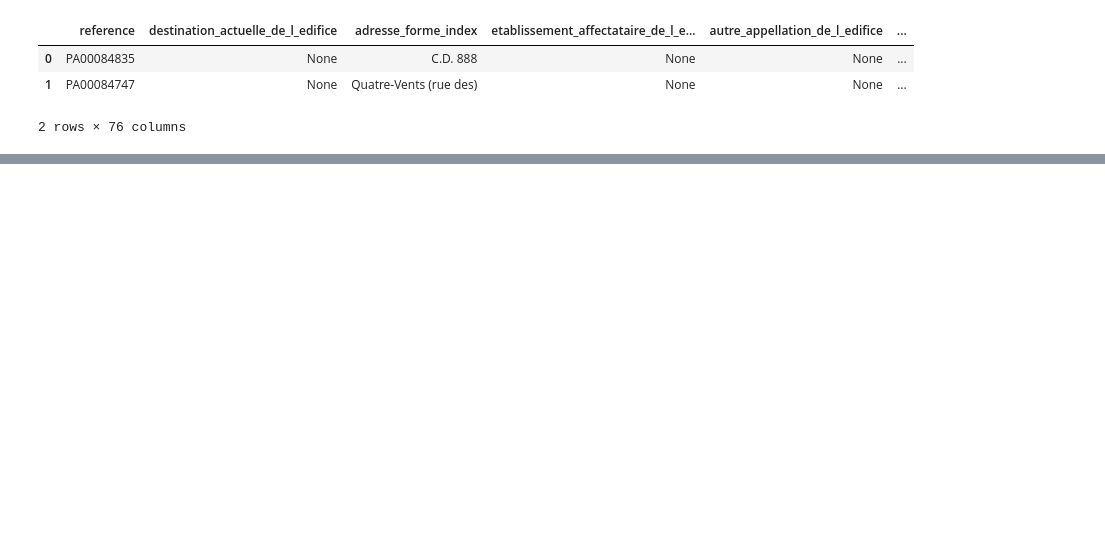
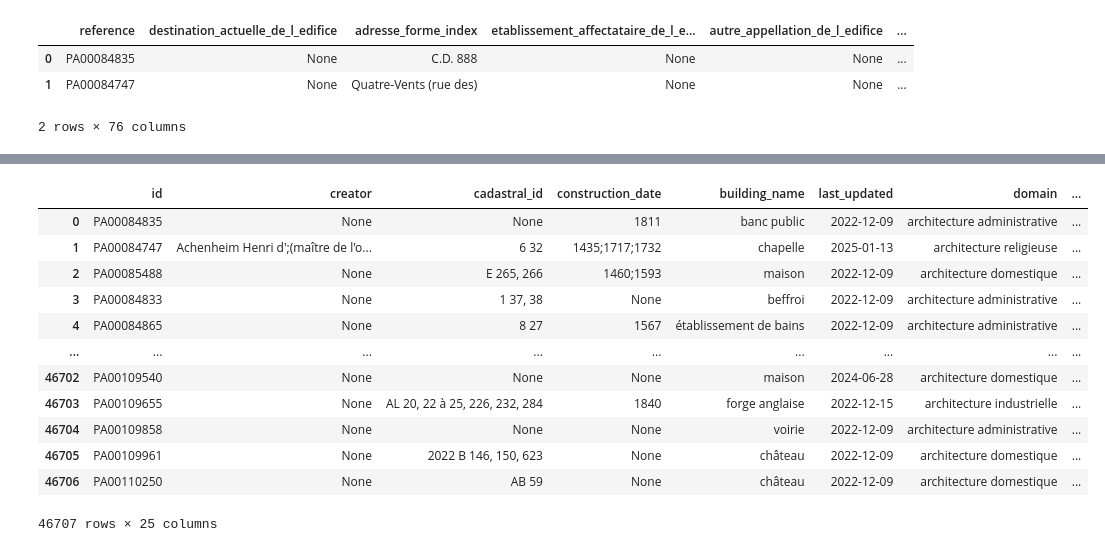
Before and after one commit to enarroied/mess_box, a Jupyter notebook: base_merimee/clean_data.ipynb, the cells around one changed output, grey strips where cells are left out. Drawn from its saved outputs; the diff is of its cells as text; code cells hidden in the pictures; blank space fills up the shorter version.

```diff
--- a/base_merimee/clean_data.ipynb
+++ b/base_merimee/clean_data.ipynb
@@ -193,0 +312,4 @@ df_merimee.sample(20)
+# %%
+# Create is_split column (1 if insee_code_town_original isn't 5 chars and not null, 0 otherwise)
+df_merimee['is_split'] = ((df_merimee['insee_code_town_original'].str.len() != 5) &
+                         (~df_merimee['insee_code_town_original'].isna())).astype('int8')
@@ -193,0 +334,16 @@ df_merimee.sample(20)
+# %%
+df_merimee
+# %% [output]
+|  | id | creator | cadastral_id | construction_date | building_name | last_updated | domain | ... |
+| 0 | PA00084835 | None | None | 1811 | banc public | 2022-12-09 | architecture administrative | ... |
+| 1 | PA00084747 | Achenheim Henri d';(maître de l'o... | 6 32 | 1435;1717;1732 | chapelle | 2025-01-13 | architecture religieuse | ... |
+| 2 | PA00085488 | None | E 265, 266 | 1460;1593 | maison | 2022-12-09 | architecture domestique | ... |
+| 3 | PA00084833 | None | 1 37, 38 | None | beffroi | 2022-12-09 | architecture administrative | ... |
+| 4 | PA00084865 | None | 8 27 | 1567 | établissement de bains | 2022-12-09 | architecture administrative | ... |
+| ... | ... | ... | ... | ... | ... | ... | ... | ... |
+| 46702 | PA00109540 | None | None | None | maison | 2024-06-28 | architecture domestique | ... |
+| 46703 | PA00109655 | None | AL 20, 22 à 25, 226, 232, 284 | 1840 | forge anglaise | 2022-12-15 | architecture industrielle | ... |
+| 46704 | PA00109858 | None | None | None | voirie | 2022-12-09 | architecture administrative | ... |
+| 46705 | PA00109961 | None | 2022 B 146, 150, 623 | None | château | 2022-12-09 | architecture domestique | ... |
+| 46706 | PA00110250 | None | AB 59 | None | château | 2022-12-09 | architecture domestique | ... |
+46707 rows × 25 columns
```
Also changed, not shown: parts of 15 cells of this notebook.
